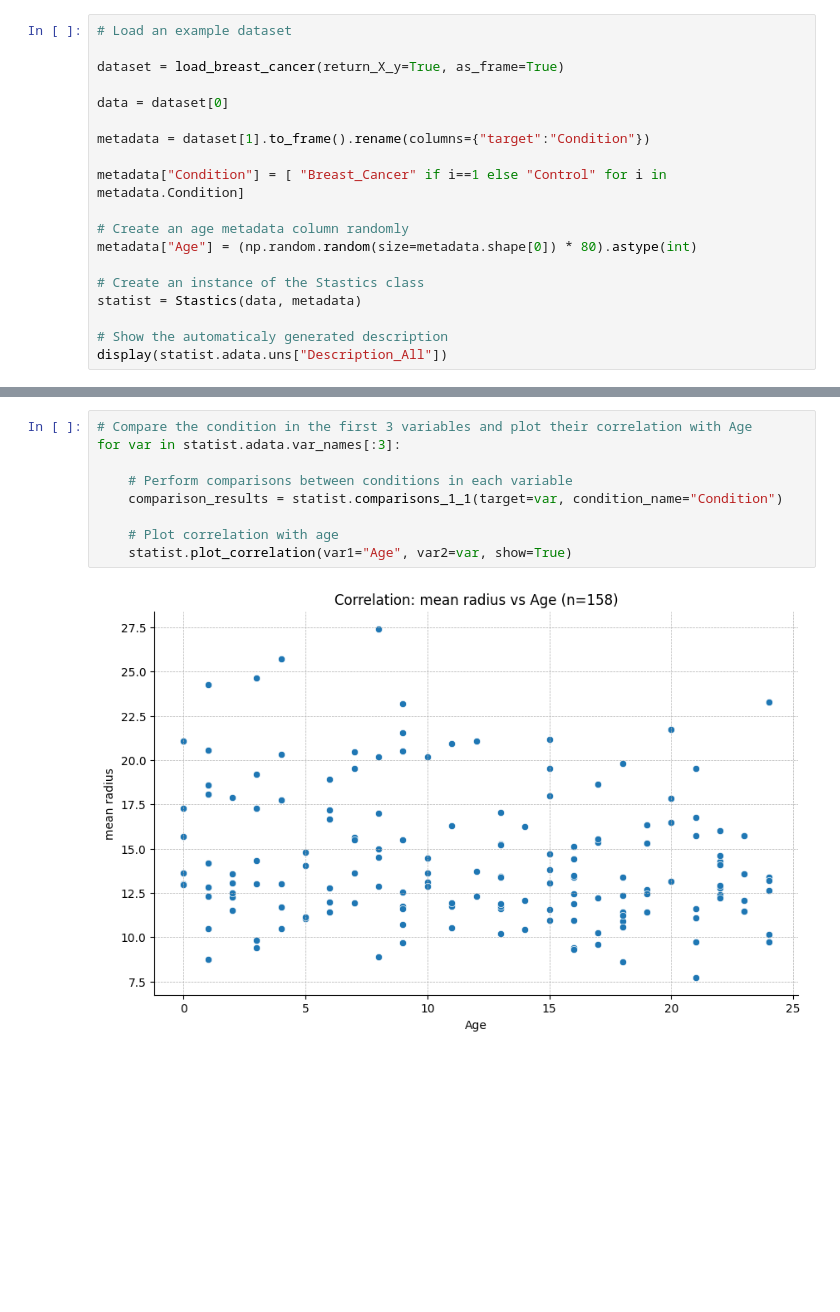
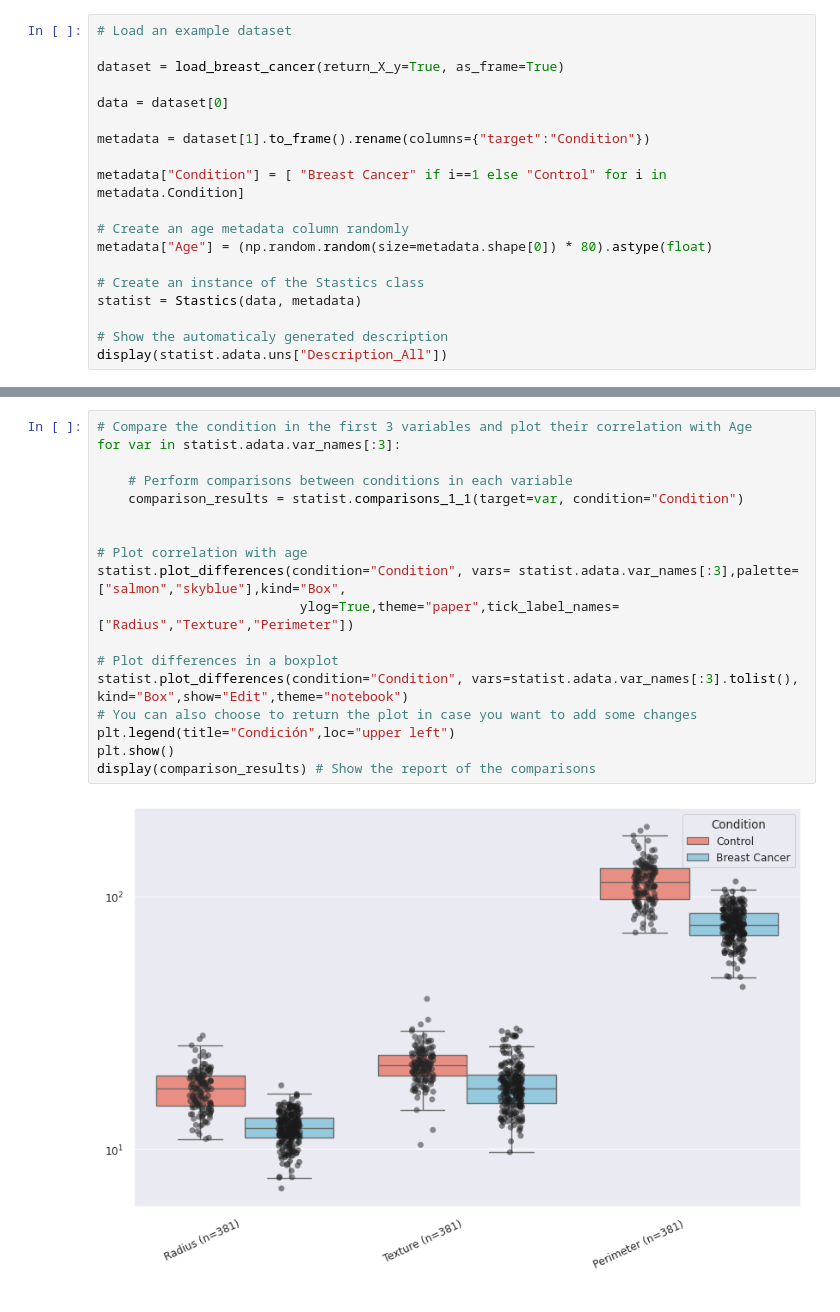
Before and after one commit to GERMAN00VP/statistics_class, a Jupyter notebook: test_file.ipynb, the cells around one changed output, grey strips where cells are left out. Drawn from its saved outputs; the diff is of its cells as text; blank space fills up the shorter version.

```diff
--- a/test_file.ipynb
+++ b/test_file.ipynb
@@ -12,10 +13,10 @@ data = dataset[0]
 
 metadata = dataset[1].to_frame().rename(columns={"target":"Condition"})
 
-metadata["Condition"] = [ "Breast_Cancer" if i==1 else "Control" for i in  metadata.Condition]
+metadata["Condition"] = [ "Breast Cancer" if i==1 else "Control" for i in  metadata.Condition]
 
 # Create an age metadata column randomly
-metadata["Age"] = (np.random.random(size=metadata.shape[0]) * 80).astype(int)
+metadata["Age"] = (np.random.random(size=metadata.shape[0]) * 80).astype(float)
 
 # Create an instance of the Stastics class
 statist = Stastics(data, metadata)
@@ -51,11 +42,20 @@ display(correlation_report)
 # %%
 # Compare the condition in the first 3 variables and plot their correlation with Age
 for var in statist.adata.var_names[:3]:
 
     # Perform comparisons between conditions in each variable
-    comparison_results = statist.comparisons_1_1(target=var, condition_name="Condition")
+    comparison_results = statist.comparisons_1_1(target=var, condition="Condition")
 
-    # Plot correlation with age
-    statist.plot_correlation(var1="Age", var2=var, show=True)
+
+# Plot correlation with age
+statist.plot_differences(condition="Condition", vars= statist.adata.var_names[:3],palette=["salmon","skyblue"],kind="Box",
+                          ylog=True,theme="paper",tick_label_names=["Radius","Texture","Perimeter"])
+
+# Plot differences in a boxplot
+statist.plot_differences(condition="Condition", vars=statist.adata.var_names[:3].tolist(), kind="Box",show="Edit",theme="notebook")
+# You can also choose to return the plot in case you want to add some changes
+plt.legend(title="Condición",loc="upper left")
+plt.show()
+display(comparison_results) # Show the report of the comparisons
 # %% [output]
-[figure, old version]
+[figure, new version]
```
Also changed, not shown: parts of 8 cells of this notebook, 1 other file.
